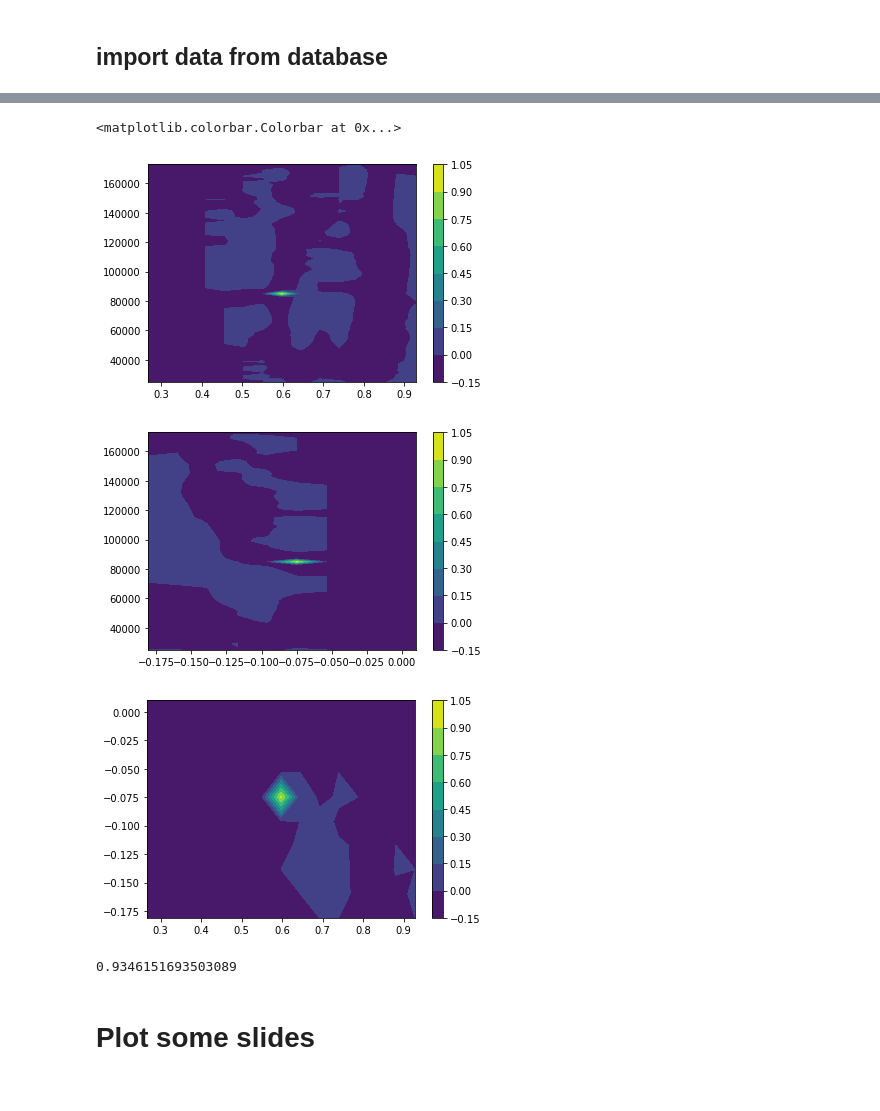
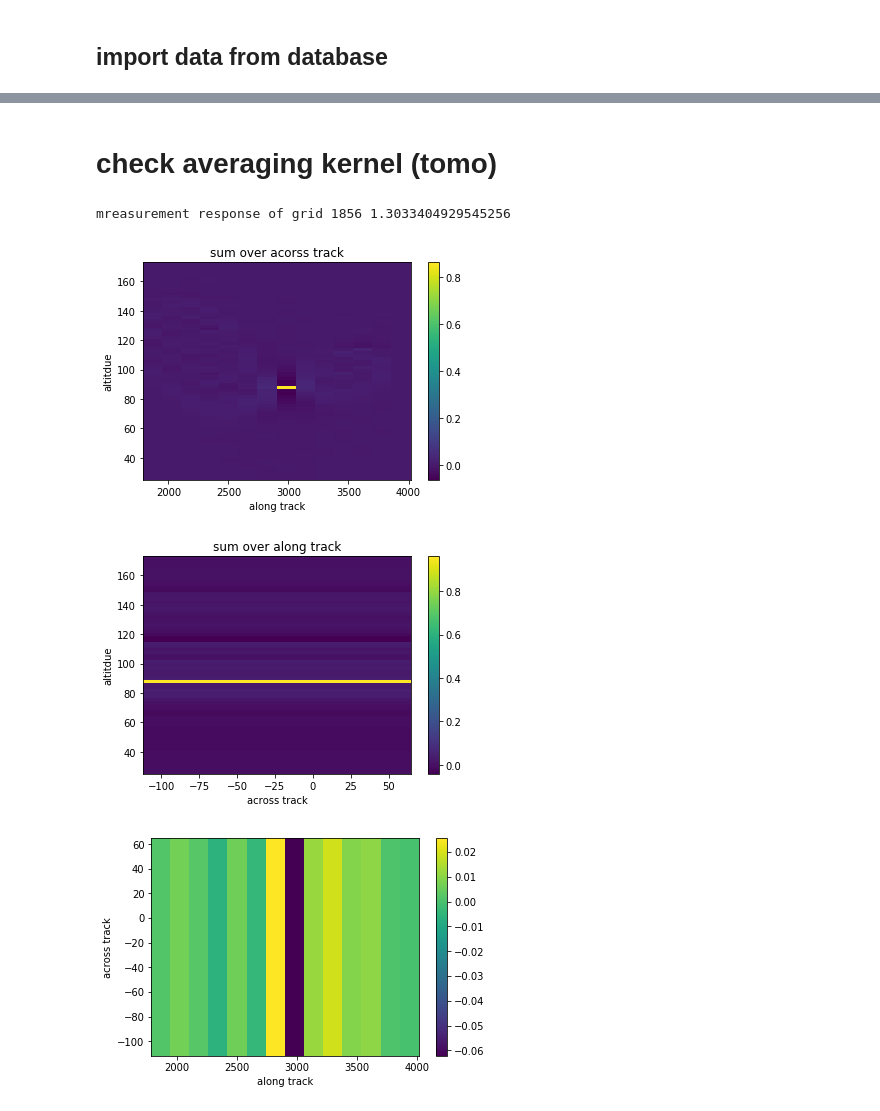
Before and after one commit to Anqi-Li/iris, a Jupyter notebook: notebooks/IRIS_Tomography-new_coordinate.ipynb, the cells around one changed output, grey strips where cells are left out. Cells and saved outputs as stored; diff of their text form; code cells hidden in the pictures.

```diff
--- a/notebooks/IRIS_Tomography-new_coordinate.ipynb
+++ b/notebooks/IRIS_Tomography-new_coordinate.ipynb
@@ -226,26 +337,38 @@ result = xr.DataArray(result[:-1,:-1,:-1], coords=(edges_alpha, edges_beta, edge
+# %% [markdown]
+# check averaging kernel (tomo)
 # %%
 A = G.dot(K_coo)
-A_row = A[6642,:]
-AAA = A_row.toarray().squeeze().reshape(len(edges_alpha)+1, len(edges_beta)+1, len(edges_rho)+1)
-plt.contourf(edges_beta, edges_rho, AAA[:-1, :-1, :-1].sum(axis=0).T)
+alpha_id = round((len(edges_alpha))/2)
+beta_id = round((len(edges_beta))/2)
+shape = (len(edges_alpha)+1, len(edges_beta)+1, len(edges_rho)+1)
+grid_id = np.ravel_multi_index((alpha_id, beta_id, 32), shape)
+A_row = A[grid_id,:]
+AAA = A_row.toarray().squeeze().reshape(len(edges_alpha)+1,
+                                        len(edges_beta)+1,
+                                        len(edges_rho)+1)
+plt.pcolor(edges_beta*Re, edges_rho*1e-3, AAA[1:, 1:, 1:].sum(axis=0).T)
+plt.title('sum over acorss track')
+plt.xlabel('along track')
+plt.ylabel('altitdue')
 plt.colorbar()
 
 plt.figure()
-plt.contourf(edges_alpha, edges_rho, AAA[:-1, :-1, :-1].sum(axis=1).T)
+plt.pcolor(edges_alpha*Re, edges_rho*1e-3, AAA[1:, 1:, 1:].sum(axis=1).T)
+plt.title('sum over along track')
+plt.xlabel('across track')
+plt.ylabel('altitdue')
 plt.colorbar()
 
 
 plt.figure()
-plt.contourf(edges_beta, edges_alpha, AAA[:-1, :-1, 30])
+plt.pcolor(edges_beta*Re, edges_alpha*Re, AAA[1:, 1:, 30])
+plt.xlabel('along track')
+plt.ylabel('across track')
 plt.colorbar()
+
+print('mreasurement response of grid {}'.format(grid_id), AAA.sum()) #measurement response
 # %% [output]
-<matplotlib.colorbar.Colorbar at 0x...>
+mreasurement response of grid 1856 1.3033404929545256
-[figure, old version]
+[figure, new version]
-[figure, old version]
+[figure, new version]
-[figure, old version]
+[figure, new version]
-# %%
-AAA.sum() #measurement response
-# %% [output]
-0.9346151693503089
-# %% [markdown]
-# Plot some slides
```
Also changed, not shown: parts of 23 cells of this notebook, 3 other files.
